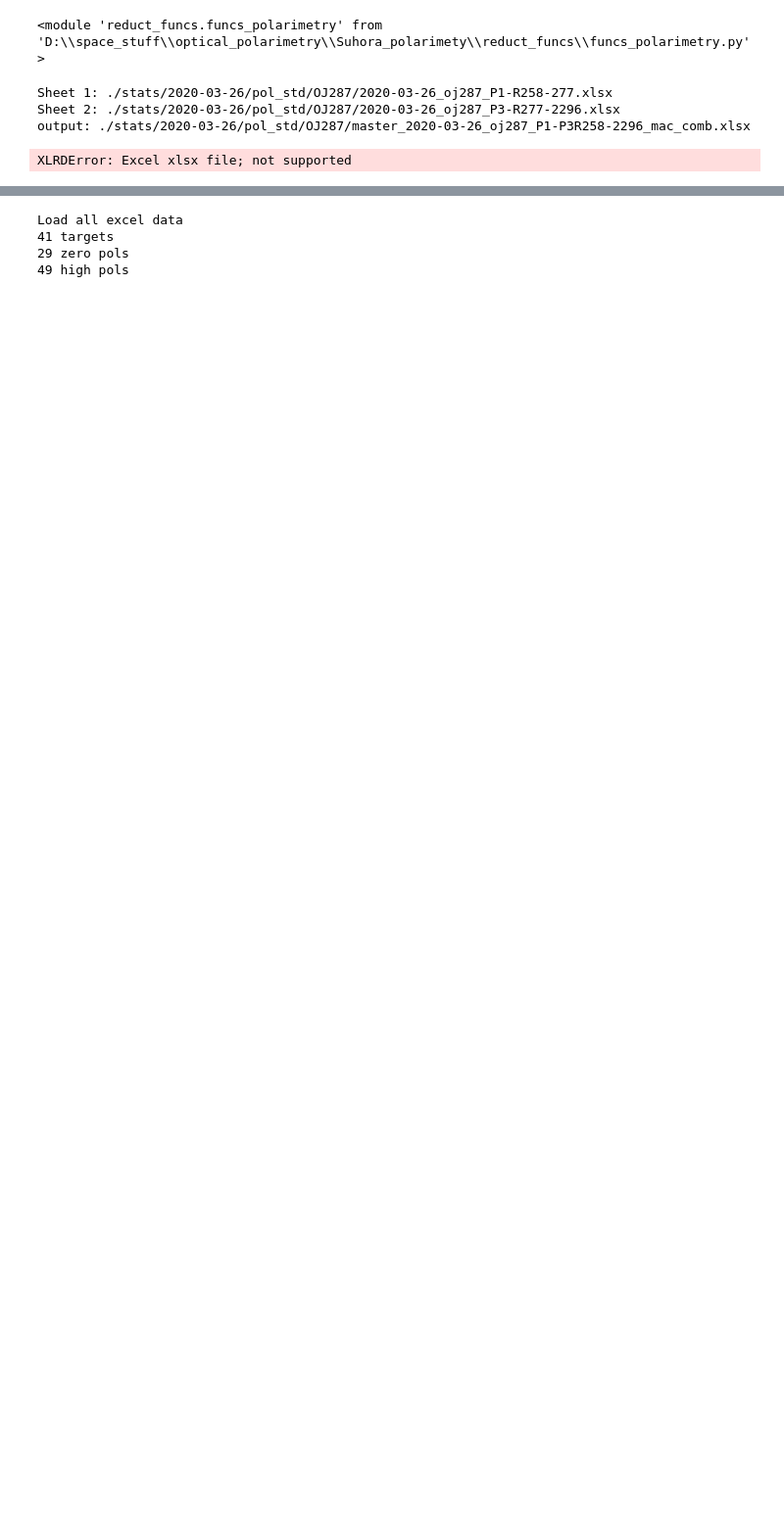
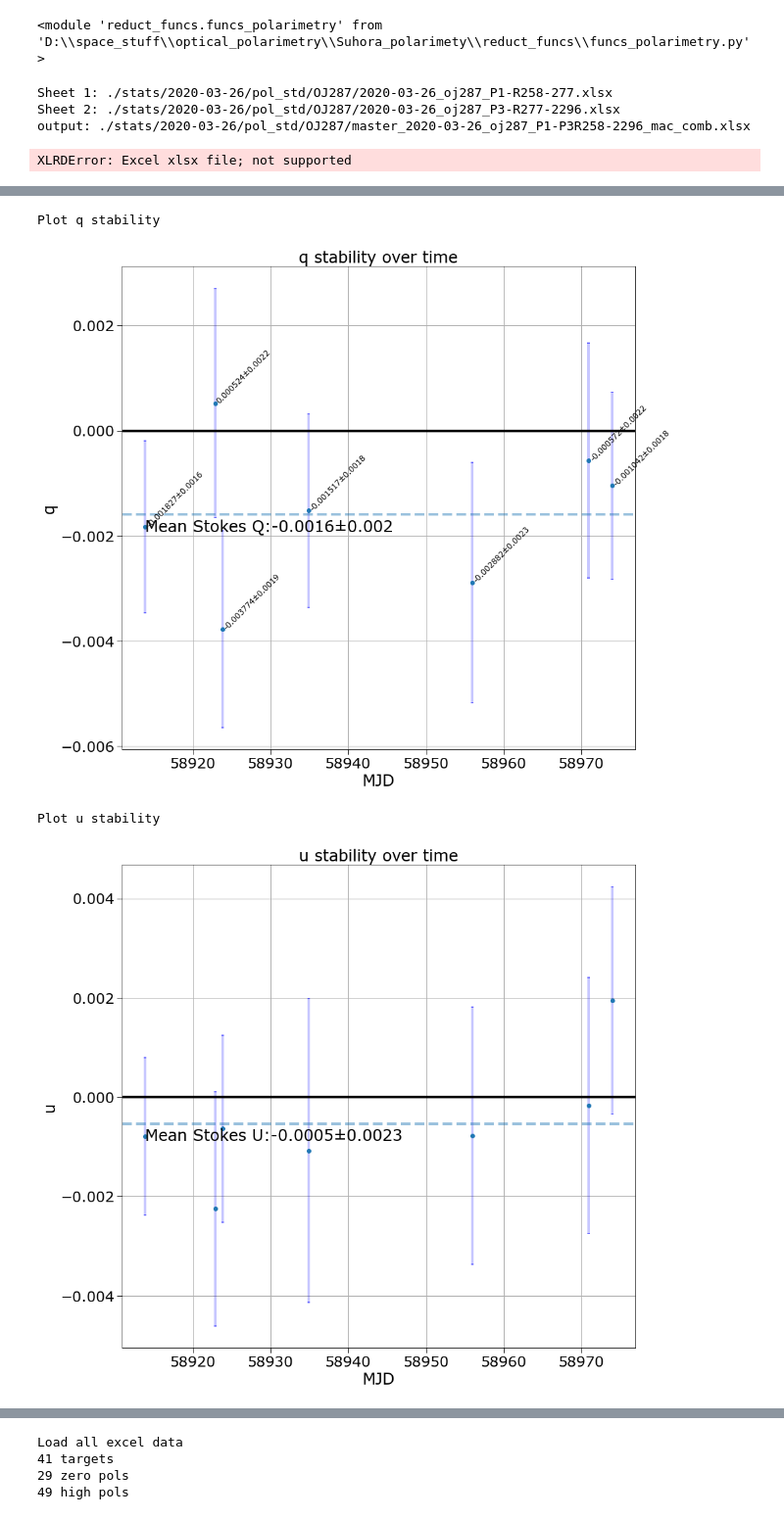
Before and after one commit to coderXmachina2/Suhora_polarimety, a Jupyter notebook: polarimetry_3.ipynb, the cells around one changed output, grey strips where cells are left out. Shown at 98% size. Drawn from its saved outputs; the diff is of its cells as text; code cells hidden in the pictures; blank space fills up the shorter version.

```diff
--- a/polarimetry_3.ipynb
+++ b/polarimetry_3.ipynb
@@ -74,0 +90,15 @@ data_hd2158 = funcs_utils.list_autoloader(file_obs[5],
+# %%
+#Calibrate EECep
+cal_prod_EECep = funcs_calib_and_plot.calib_pipe(data_EECep,
+                                           data_g191,
+                                           verbose_plot_zpol=False)
+
+#Calibrate HD2158
+cal_prod_hd2158 = funcs_calib_and_plot.calib_pipe(data_hd2158,
+                                           data_g191,
+                                           verbose_plot_zpol=False)
+# %% [output]
+Plot q stability
+[figure, added]
+Plot u stability
+[figure, added]
```
Also changed, not shown: parts of 44 cells of this notebook, 2 other files.
